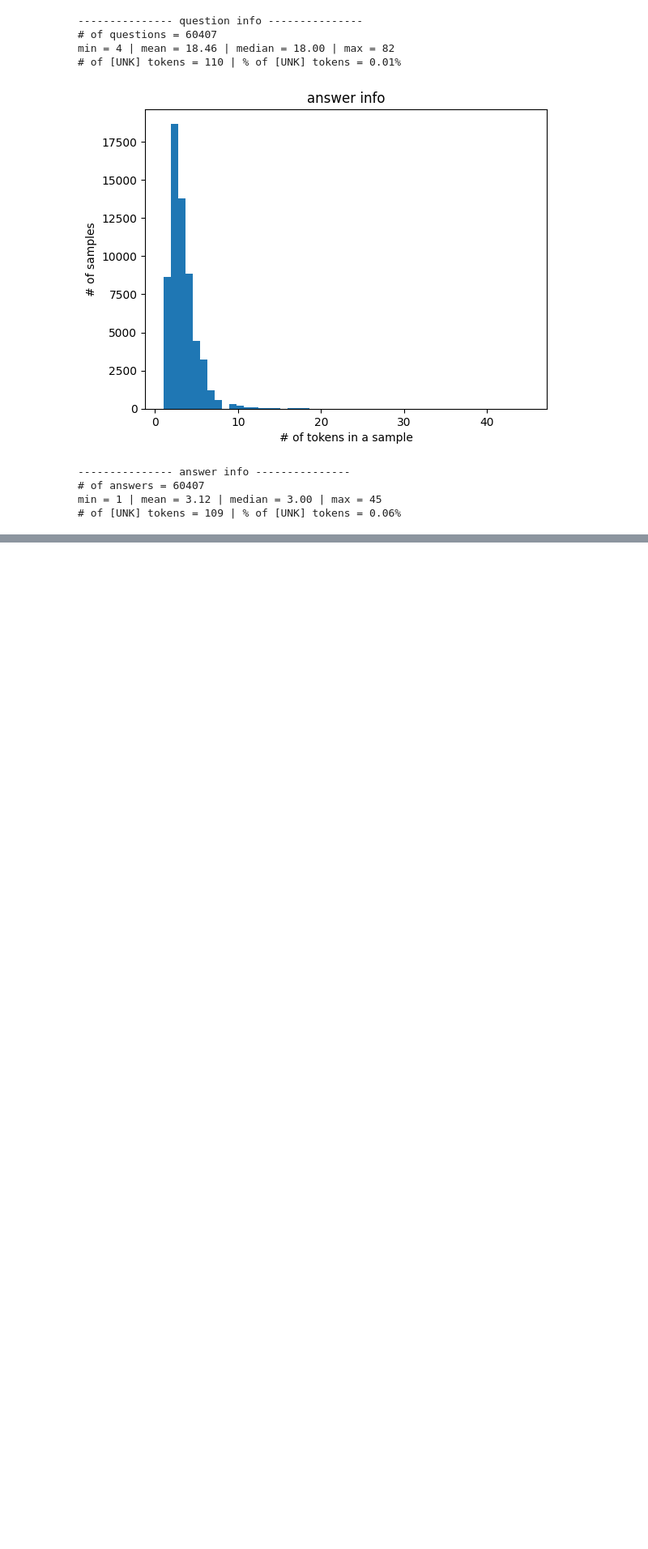
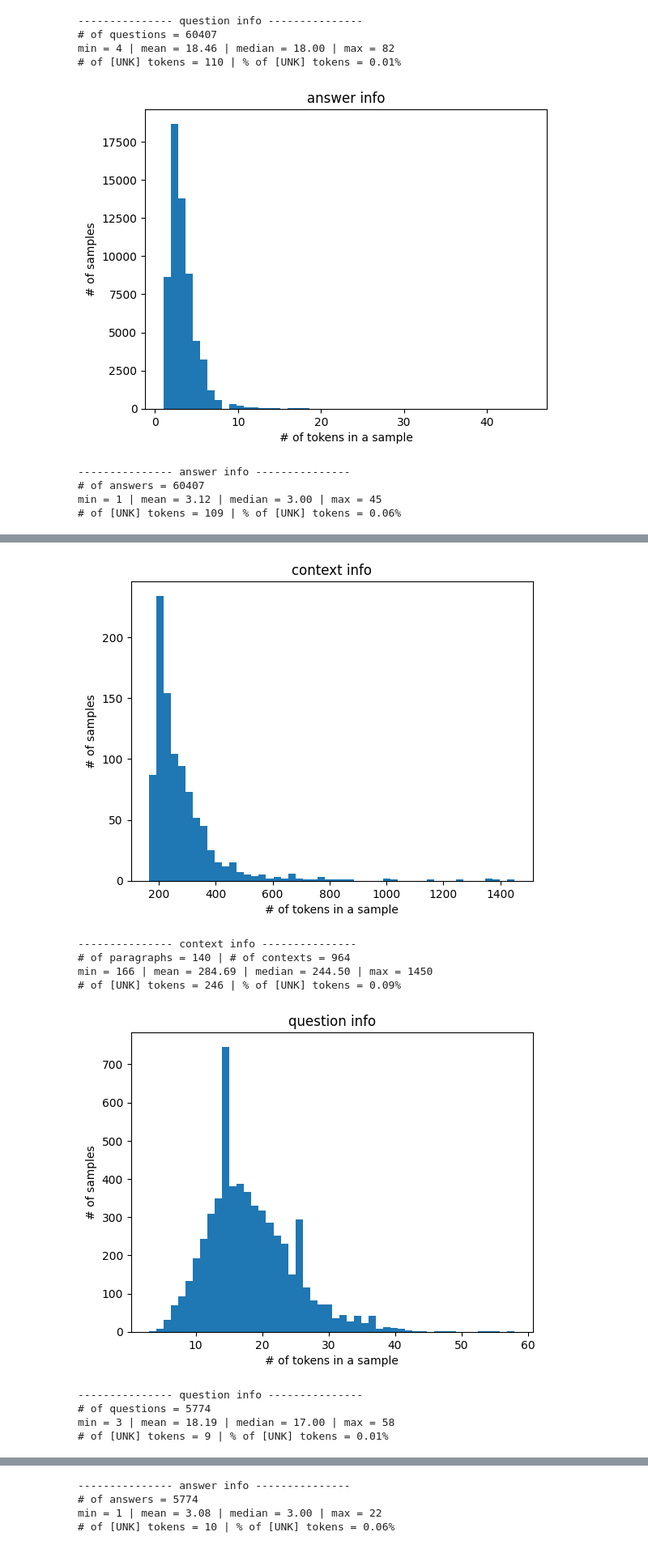
Before and after one commit to seonydg/KoELECTRA_for_question_answering-mrc-_with_korquad_dataset, a Jupyter notebook: KoECECTRA_MRC_.ipynb, the cells around one changed output, grey strips where cells are left out. Shown at 81% size. Drawn from its saved outputs; the diff is of its cells as text; code cells hidden in the pictures; blank space fills up the shorter version.

Commit message:
feat : data preprocessing

```diff
--- a/KoECECTRA_MRC_.ipynb
+++ b/KoECECTRA_MRC_.ipynb
@@ -202,0 +207,6 @@ min = 1 | mean = 3.12 | median = 3.00 | max = 45
+# %%
+file = filenames[0]
+filelocation = os.path.join(DATAPATH, file)
+
+with open(filelocation, 'r') as json_file:
+  data = json.load(json_file)['data']
@@ -202,0 +259,62 @@ min = 1 | mean = 3.12 | median = 3.00 | max = 45
+# %%
+## context
+min = numpy.min(cont_lens)
+mean = numpy.mean(cont_lens)
+median = numpy.median(cont_lens)
+max = numpy.max(cont_lens)
+
+plt.hist(cont_lens, bins=50)
+plt.xlabel('# of tokens in a sample')
+plt.ylabel('# of samples')
+plt.title('context info')
+plt.show()
+
+print('--------------- context info ---------------')
+print('# of paragraphs = {} | # of contexts = {}'.format(para_num, cont_num))
+print('min = {} | mean = {:.2f} | median = {:.2f} | max = {}'.format(min, mean, median, max))
+print('# of [UNK] tokens = {} | % of [UNK] tokens = {:.2f}%'.format(cont_unk_num, 100*(cont_unk_num/sum(cont_lens))))
+
+## question
+min = numpy.min(q_lens)
+mean = numpy.mean(q_lens)
+median = numpy.median(q_lens)
+max = numpy.max(q_lens)
+
+plt.hist(q_lens, bins=50)
+plt.xlabel('# of tokens in a sample')
+plt.ylabel('# of samples')
+plt.title('question info')
+plt.show()
+
+print('--------------- question info ---------------')
+print('# of questions = {}'.format(q_num))
+print('min = {} | mean = {:.2f} | median = {:.2f} | max = {}'.format(min, mean, median, max))
+print('# of [UNK] tokens = {} | % of [UNK] tokens = {:.2f}%'.format(q_unk_num, 100*(q_unk_num/sum(q_lens))))
+
+## answer
+min = numpy.min(a_lens)
+mean = numpy.mean(a_lens)
+median = numpy.median(a_lens)
+max = numpy.max(a_lens)
+
+plt.hist(a_lens, bins=50)
+plt.xlabel('# of tokens in a sample')
+plt.ylabel('# of samples')
+plt.title('answer info')
+plt.show()
+
+print('--------------- answer info ---------------')
+print('# of answers = {}'.format(q_num))
+print('min = {} | mean = {:.2f} | median = {:.2f} | max = {}'.format(min, mean, median, max))
+print('# of [UNK] tokens = {} | % of [UNK] tokens = {:.2f}%'.format(a_unk_num, 100*(a_unk_num/sum(a_lens))))
+# %% [output]
+[figure, added]
+--------------- context info ---------------
+# of paragraphs = 140 | # of contexts = 964
+min = 166 | mean = 284.69 | median = 244.50 | max = 1450
+# of [UNK] tokens = 246 | % of [UNK] tokens = 0.09%
+[figure, added]
+--------------- question info ---------------
+# of questions = 5774
+min = 3 | mean = 18.19 | median = 17.00 | max = 58
+# of [UNK] tokens = 9 | % of [UNK] tokens = 0.01%
@@ -202,0 +322,4 @@ min = 1 | mean = 3.12 | median = 3.00 | max = 45
+--------------- answer info ---------------
+# of answers = 5774
+min = 1 | mean = 3.08 | median = 3.00 | max = 22
+# of [UNK] tokens = 10 | % of [UNK] tokens = 0.06%
```
Also changed, not shown: parts of 5 cells of this notebook.
